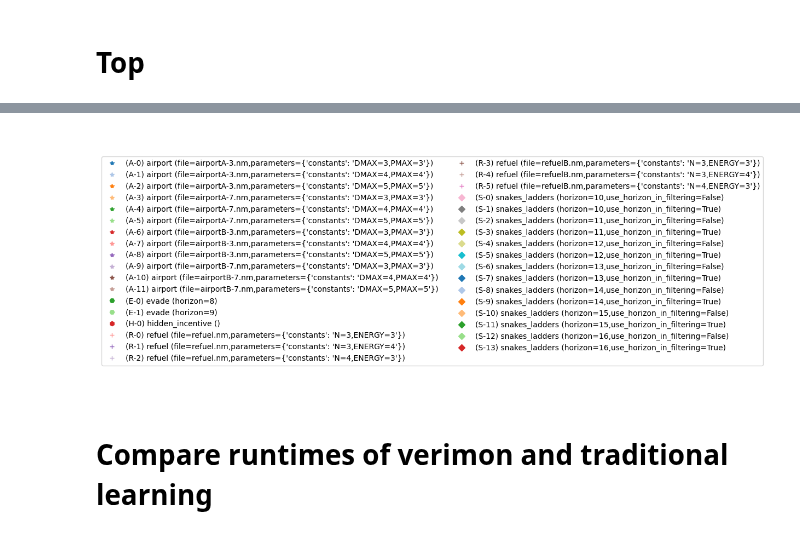
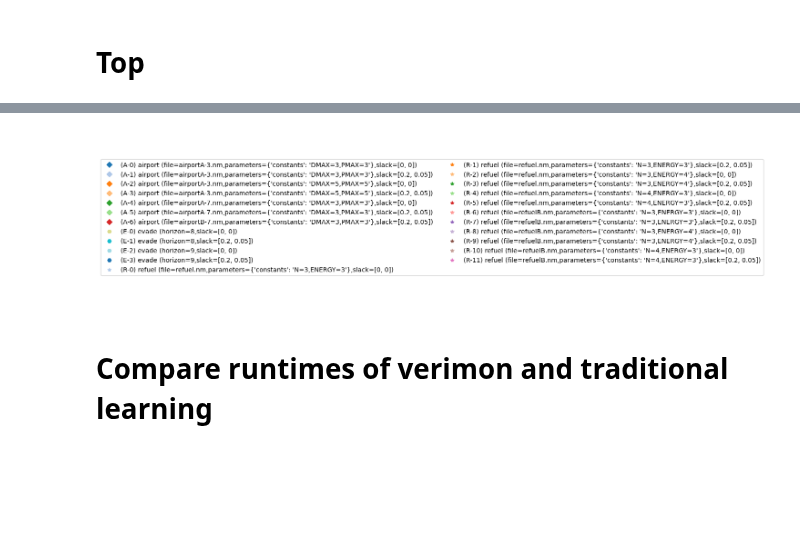
Before and after one commit to lukovdm/monitor-conformence, a Jupyter notebook: notebooks/Analysis.ipynb, the cells around one changed output, grey strips where cells are left out. Drawn from its saved outputs; the diff is of its cells as text; code cells hidden in the pictures; blank space fills up the shorter version.

Commit message:
Add new plots and more experiments

```diff
--- a/notebooks/Analysis.ipynb
+++ b/notebooks/Analysis.ipynb
@@ -5,7 +5,7 @@
 %load_ext autoreload
 from verimon.analysis import *
 
-experiment_dir = "../stats/exp-2025-01-13_11-33-11-compare-trad-premise-snl"
+experiment_dir = "../stats/exp-2025-01-16_12-22-10-compare-trad-premise-snl"
 experiment_data = load_experiment_data(experiment_dir)
 
 symbols, colors = add_symbol_color(experiment_data)
@@ -42,33 +34,32 @@ Longest experiment snakes_ladders (horizon=16,use_horizon_in_filtering=False) to
 # %%
 import matplotlib.backend_bases
 from matplotlib.backends.backend_pgf import FigureCanvasPgf
 
 matplotlib.backend_bases.register_backend("pdf", FigureCanvasPgf)
 
 import matplotlib.lines as mlines
 import matplotlib.pyplot as plt
 
 # Create a legend for the symbols and colors
 legend_elements = [
     mlines.Line2D(
         [],
         [],
         linewidth=0,
         color=data["color"],
         marker=data["symbol"],
         label=f'({data["experiment"]["short_name"]}) {data["experiment"]["name"]} {data["experiment"]["variant"]}',
     )
     for data in verimon_data
 ]
 
-plt.figure(figsize=(2, 6))
 plt.legend(handles=legend_elements, loc="center", ncol=2)
 plt.axis("off")
 if save_figures:
     plt.savefig(f"{save_path}/legend.pgf", bbox_inches="tight")
 plt.show()
 # %% [output]
-[figure, old version]
+[figure, new version]
 # %% [markdown]
 # Compare runtimes of verimon and traditional learning
 # %%
```
Also changed, not shown: parts of 10 cells of this notebook, 20 other files.
